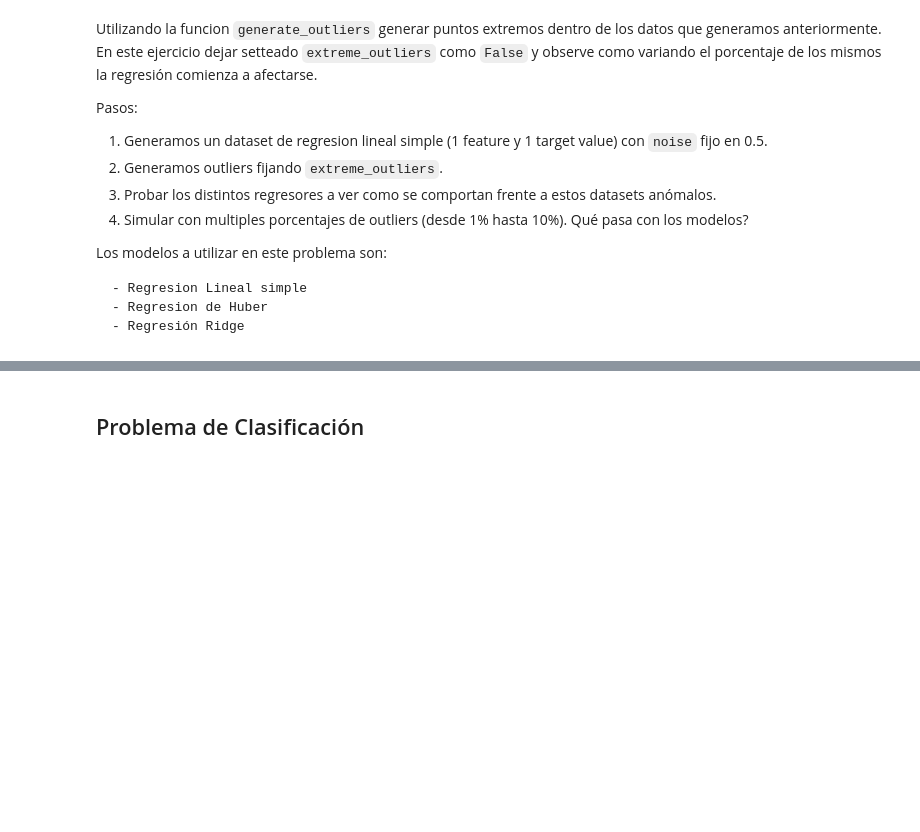
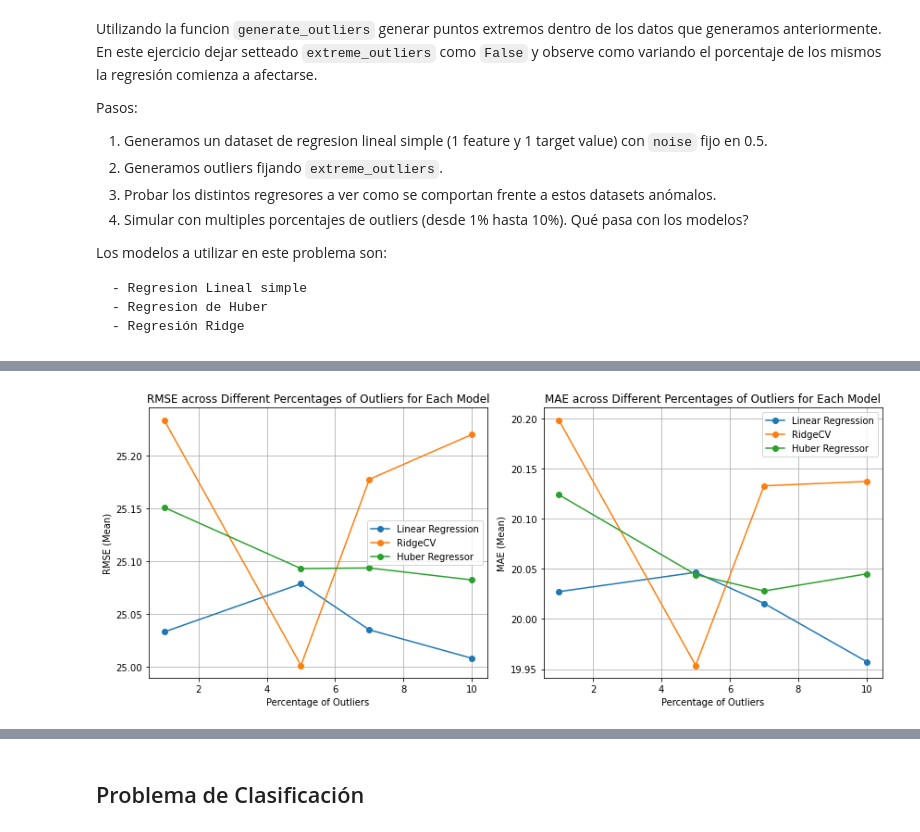
Before and after one commit to marianataglio/intro_ia, a Jupyter notebook: tp_integrador_enunciado/tpi_parte2.ipynb, the cells around one changed output, grey strips where cells are left out. Drawn from its saved outputs; the diff is of its cells as text; code cells hidden in the pictures; blank space fills up the shorter version.

```diff
--- a/tp_integrador_enunciado/tpi_parte2.ipynb
+++ b/tp_integrador_enunciado/tpi_parte2.ipynb
@@ -512,0 +537,46 @@ plt.show()
+# %%
+def plot_metrics(rmse_values, mae_values, percentages_to_try):
+    plt.figure(figsize=(12, 5))
+
+    # Plot RMSE
+    plt.subplot(1, 2, 1)
+    plt.plot(percentages_to_try, rmse_values['LinearRegression'], marker='o', label='Linear Regression')
+    plt.plot(percentages_to_try, rmse_values['RidgeCV'], marker='o', label='RidgeCV')
+    plt.plot(percentages_to_try, rmse_values['HuberRegressor'], marker='o', label='Huber Regressor')
+    plt.xlabel('Percentage of Outliers')
+    plt.ylabel('RMSE (Mean)')
+    plt.title('RMSE across Different Percentages of Outliers for Each Model')
+    plt.legend()
+    plt.grid(True)
+
+    # Plot MAE
+    plt.subplot(1, 2, 2)
+    plt.plot(percentages_to_try, mae_values['LinearRegression'], marker='o', label='Linear Regression')
+    plt.plot(percentages_to_try, mae_values['RidgeCV'], marker='o', label='RidgeCV')
+    plt.plot(percentages_to_try, mae_values['HuberRegressor'], marker='o', label='Huber Regressor')
+    plt.xlabel('Percentage of Outliers')
+    plt.ylabel('MAE (Mean)')
+    plt.title('MAE across Different Percentages of Outliers for Each Model')
+    plt.legend()
+    plt.grid(True)
+
+    plt.tight_layout()
+    plt.show()
+# %%
+rmse_values = {
+    'LinearRegression': rmse_linear,
+    'RidgeCV': rmse_ridge,
+    'HuberRegressor': rmse_huber
+}
+
+mae_values = {
+    'LinearRegression': mae_linear,
+    'RidgeCV': mae_ridge,
+    'HuberRegressor': mae_huber
+}
+
+percentages_to_try = [1, 5, 7, 10]
+
+plot_metrics(rmse_values, mae_values, percentages_to_try)
+# %% [output]
+[figure, added]
```
Also changed, not shown: parts of 17 cells of this notebook.
